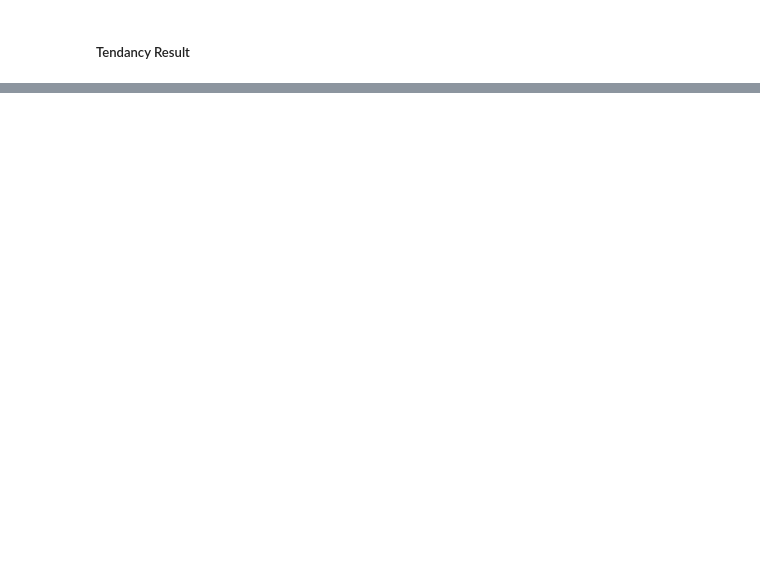
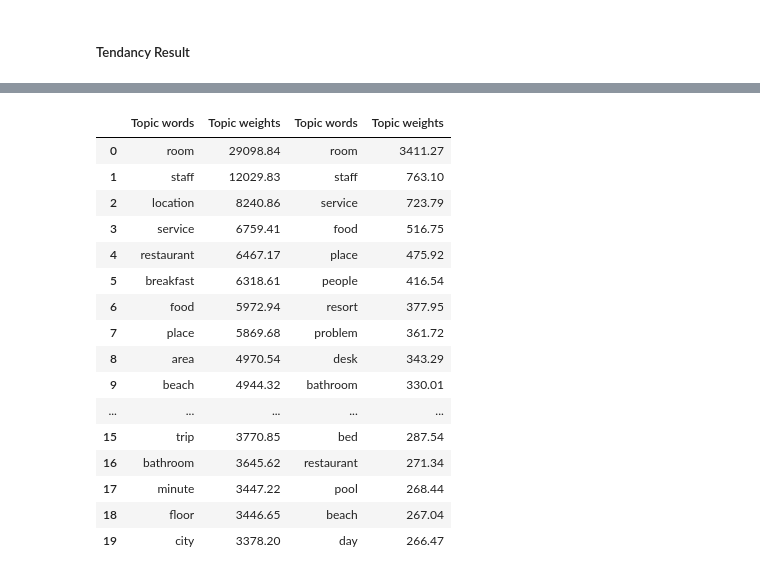
Before and after one commit to DonHK-97/LDA_BNCS411_Project, a Jupyter notebook: LDA_modeling.ipynb, the cells around one changed output, grey strips where cells are left out. Cells and saved outputs as stored; diff of their text form; code cells hidden in the pictures; blank space fills up the shorter version.

```diff
--- a/LDA_modeling.ipynb
+++ b/LDA_modeling.ipynb
@@ -327,0 +370,4 @@ Best Parameter :  {'learning_decay': 0.7, 'learning_method': 'online', 'n_compon
+# %%
+# Since we have more data on POSITIVEs, make our model be on that
+LDA_best_pos, LDA_vectorizer_pos = LDA_model(pos_lem)
+LDA_best_neg, LDA_vectorizer_neg = LDA_model(neg_lem)
@@ -329,14 +382,9 @@ Best Parameter :  {'learning_decay': 0.7, 'learning_method': 'online', 'n_compon
 def display_topics(LDA, feature_names, n_top_words):
 
   topic_dict = {}
+
   for topic_idx, topic in enumerate(LDA.components_):
-    topic_dict["Topic %d words" % (topic_idx+1)]= ['{}'.format(feature_names[i])
-    for i in topic.argsort()[:-n_top_words - 1:-1]]
-
-    topic_dict["Topic %d weights" % (topic_idx+1)]= ['{:.1f}'.format(topic[i])
-    for i in topic.argsort()[:-n_top_words - 1:-1]]
+    topic_dict["Topic words"]= ['{}'.format(feature_names[i]) for i in topic.argsort()[:-n_top_words - 1:-1]]
+    topic_dict["Topic weights"]= ['{:.2f}'.format(topic[i]) for i in topic.argsort()[:-n_top_words - 1:-1]]
 
   return pd.DataFrame(topic_dict)
-
-
-display_topics(LDA_neg, neg_vectorizer.get_feature_names(), n_top_words = 20)
@@ -360,0 +391,3 @@ display_topics(LDA_neg, neg_vectorizer.get_feature_names(), n_top_words = 20)
+# %%
+pos_result = display_topics(LDA_best_pos, LDA_vectorizer_pos.get_feature_names(), n_top_words = 20)
+neg_result = display_topics(LDA_best_neg, LDA_vectorizer_neg.get_feature_names(), n_top_words = 20)
@@ -360,0 +436,21 @@ display_topics(LDA_neg, neg_vectorizer.get_feature_names(), n_top_words = 20)
+# %%
+final_result = pd.concat([pos_result, neg_result], axis = 1)
+final_result
+# %% [output]
+|  | Topic words | Topic weights | Topic words | Topic weights |
+| 0 | room | 29098.84 | room | 3411.27 |
+| 1 | staff | 12029.83 | staff | 763.10 |
+| 2 | location | 8240.86 | service | 723.79 |
+| 3 | service | 6759.41 | food | 516.75 |
+| 4 | restaurant | 6467.17 | place | 475.92 |
+| 5 | breakfast | 6318.61 | people | 416.54 |
+| 6 | food | 5972.94 | resort | 377.95 |
+| 7 | place | 5869.68 | problem | 361.72 |
+| 8 | area | 4970.54 | desk | 343.29 |
+| 9 | beach | 4944.32 | bathroom | 330.01 |
+| ... | ... | ... | ... | ... |
+| 15 | trip | 3770.85 | bed | 287.54 |
+| 16 | bathroom | 3645.62 | restaurant | 271.34 |
+| 17 | minute | 3447.22 | pool | 268.44 |
+| 18 | floor | 3446.65 | beach | 267.04 |
+| 19 | city | 3378.20 | day | 266.47 |
```
Also changed, not shown: parts of 39 cells of this notebook, 13 other files.
